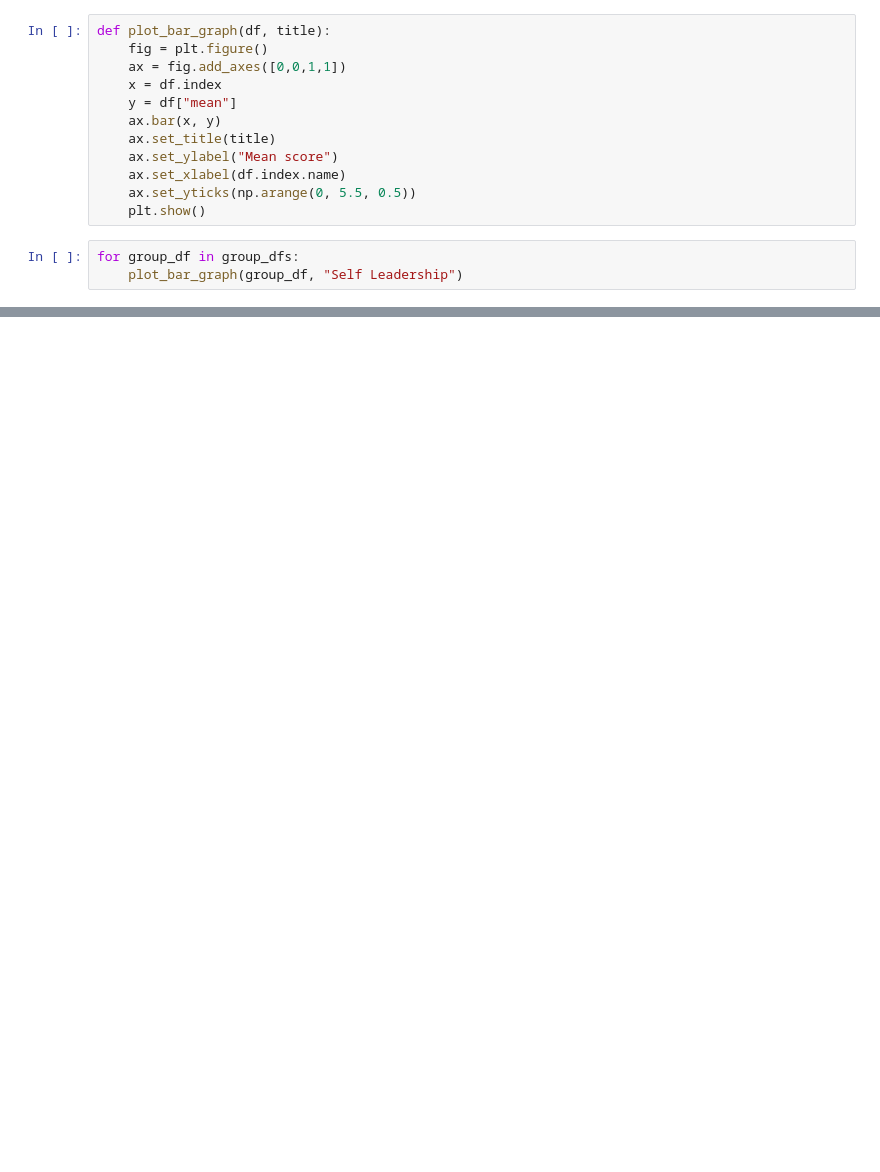
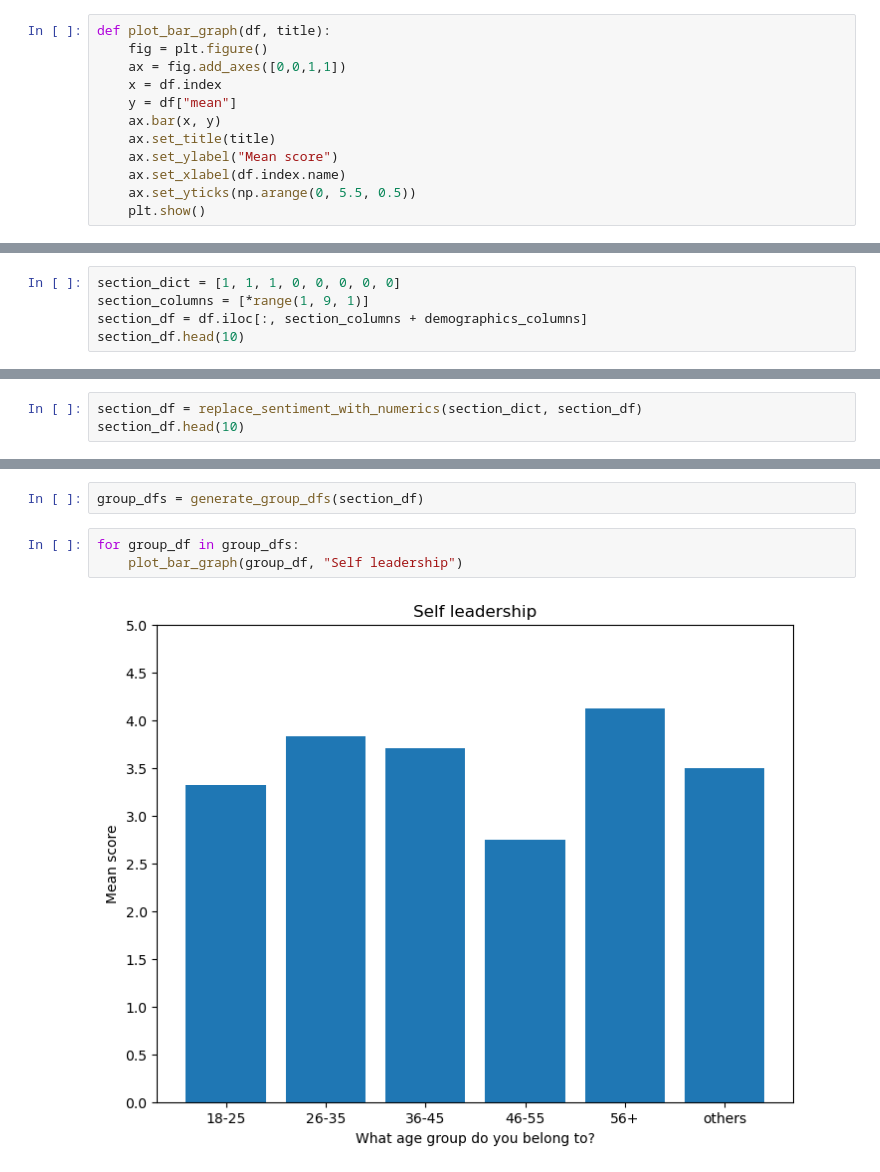
Before and after one commit to ragnarokatz/btm710_proposal_analysis, a Jupyter notebook: analysis.ipynb, the cells around one changed output, grey strips where cells are left out. Cells and saved outputs as stored; diff of their text form; blank space fills up the shorter version.

```diff
--- a/analysis.ipynb
+++ b/analysis.ipynb
@@ -96,6 +55,3 @@ def plot_bar_graph(df, title):
     ax.set_xlabel(df.index.name)
     ax.set_yticks(np.arange(0, 5.5, 0.5))
     plt.show()
-# %%
-for group_df in group_dfs:
-    plot_bar_graph(group_df, "Self Leadership")
@@ -165,0 +60,5 @@ mental_df.head(10)
+# %%
+section_dict = [1, 1, 1, 0, 0, 0, 0, 0]
+section_columns = [*range(1, 9, 1)]
+section_df = df.iloc[:, section_columns + demographics_columns]
+section_df.head(10)
@@ -165,0 +77,3 @@ mental_df.head(10)
+# %%
+section_df = replace_sentiment_with_numerics(section_dict, section_df)
+section_df.head(10)
@@ -165,0 +107,7 @@ mental_df.head(10)
+# %%
+group_dfs = generate_group_dfs(section_df)
+# %%
+for group_df in group_dfs:
+    plot_bar_graph(group_df, "Self leadership")
+# %% [output]
+[figure, added]
```
Also changed, not shown: parts of 69 cells of this notebook.
